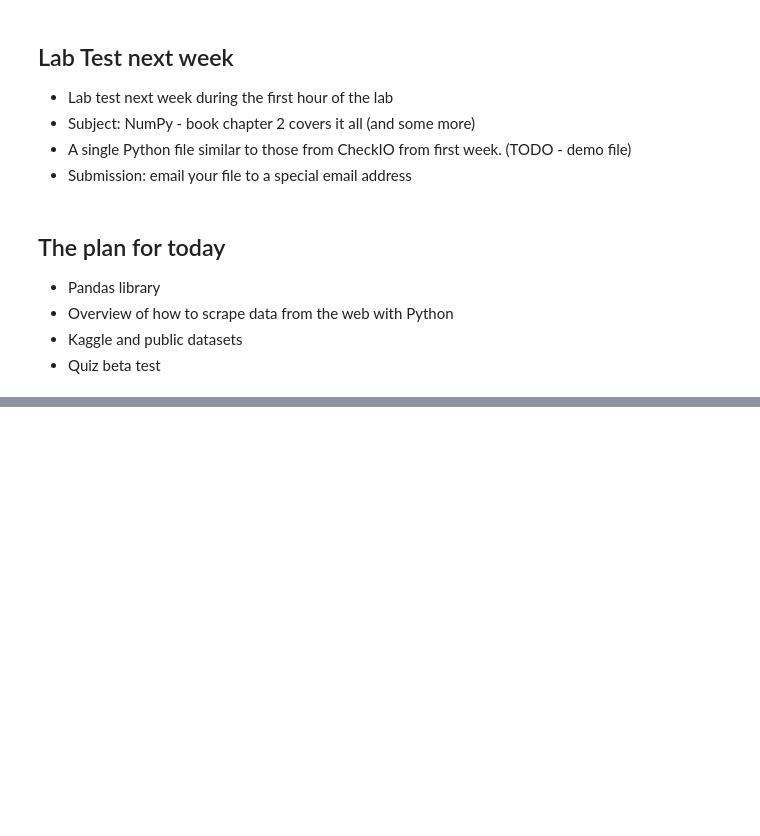
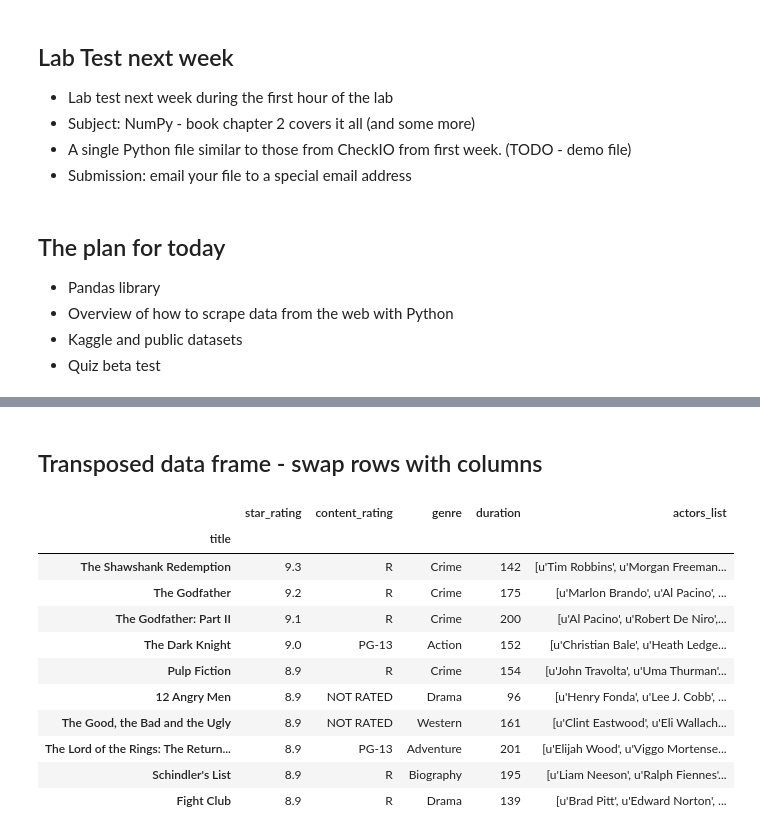
Before and after one commit to kamrik/ML1, a Jupyter notebook: lectures/03_week.ipynb, the cells around one changed output, grey strips where cells are left out. Saved outputs shown, nothing was run; the diff lists cells and outputs as text; code cells hidden in the pictures; blank space fills up the shorter version.

```diff
--- a/lectures/03_week.ipynb
+++ b/lectures/03_week.ipynb
@@ -38,0 +115,18 @@ __Week 3 lecture__
+# %% [markdown]
+## Transposed data frame - swap rows with columns
+# %%
+top10 = movies[:10]
+top10
+# %% [output]
+|  | star_rating | content_rating | genre | duration | actors_list |
+| title |  |  |  |  |  |
+| The Shawshank Redemption | 9.3 | R | Crime | 142 | [u'Tim Robbins', u'Morgan Freeman... |
+| The Godfather | 9.2 | R | Crime | 175 | [u'Marlon Brando', u'Al Pacino', ... |
+| The Godfather: Part II | 9.1 | R | Crime | 200 | [u'Al Pacino', u'Robert De Niro',... |
+| The Dark Knight | 9.0 | PG-13 | Action | 152 | [u'Christian Bale', u'Heath Ledge... |
+| Pulp Fiction | 8.9 | R | Crime | 154 | [u'John Travolta', u'Uma Thurman'... |
+| 12 Angry Men | 8.9 | NOT RATED | Drama | 96 | [u'Henry Fonda', u'Lee J. Cobb', ... |
+| The Good, the Bad and the Ugly | 8.9 | NOT RATED | Western | 161 | [u'Clint Eastwood', u'Eli Wallach... |
+| The Lord of the Rings: The Return... | 8.9 | PG-13 | Adventure | 201 | [u'Elijah Wood', u'Viggo Mortense... |
+| Schindler's List | 8.9 | R | Biography | 195 | [u'Liam Neeson', u'Ralph Fiennes'... |
+| Fight Club | 8.9 | R | Drama | 139 | [u'Brad Pitt', u'Edward Norton', ... |
```
Also changed, not shown: parts of 24 cells of this notebook.
